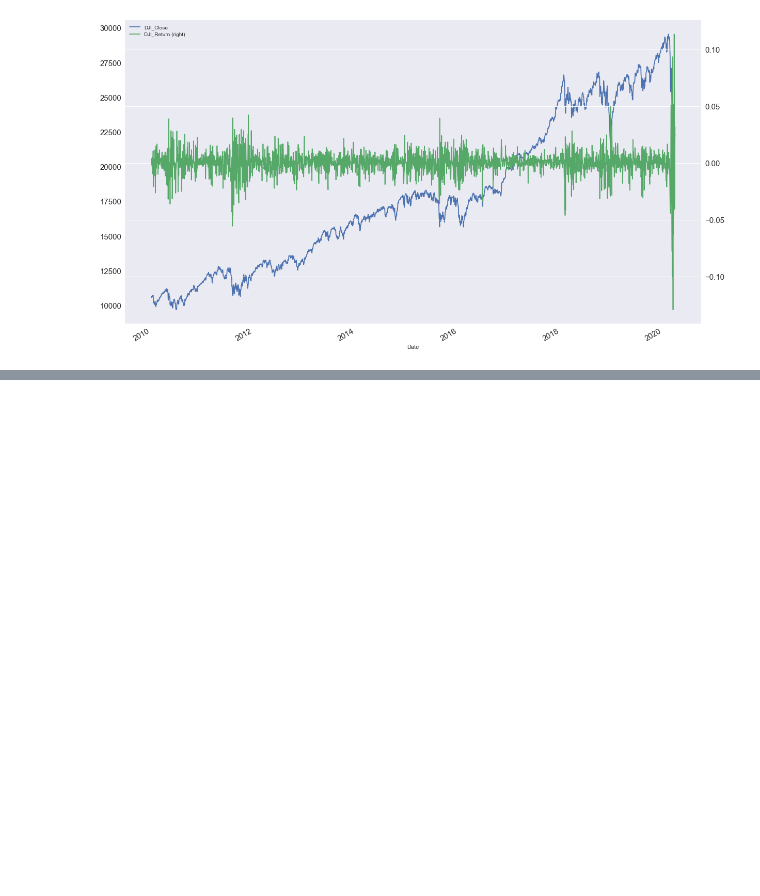
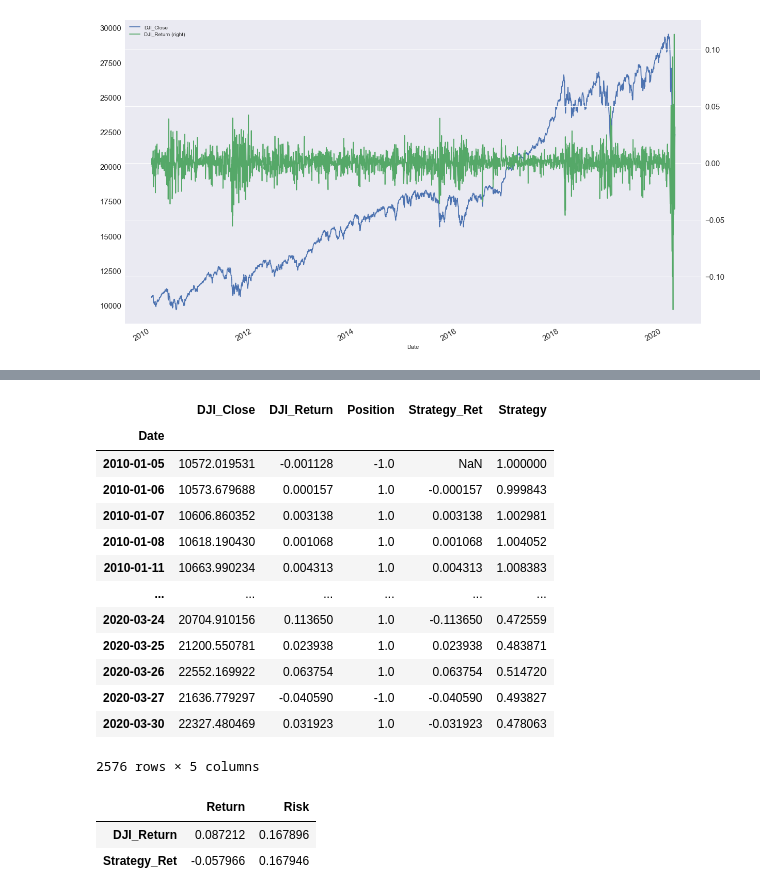
Before and after one commit to cmj123/backtesting_investment_strategies, a Jupyter notebook: project_10_backtesting.ipynb, the cells around one changed output, grey strips where cells are left out. Cells and saved outputs as stored; diff of their text form; code cells hidden in the pictures; blank space fills up the shorter version.

```diff
--- a/project_10_backtesting.ipynb
+++ b/project_10_backtesting.ipynb
@@ -157,0 +262,17 @@ df.plot(figsize=(20,12),  secondary_y="DJI_Return",  mark_right = True,fontsize=
+# %%
+df
+# %% [output]
+|  | DJI_Close | DJI_Return | Position | Strategy_Ret | Strategy |
+| Date |  |  |  |  |  |
+| 2010-01-05 | 10572.019531 | -0.001128 | -1.0 | NaN | 1.000000 |
+| 2010-01-06 | 10573.679688 | 0.000157 | 1.0 | -0.000157 | 0.999843 |
+| 2010-01-07 | 10606.860352 | 0.003138 | 1.0 | 0.003138 | 1.002981 |
+| 2010-01-08 | 10618.190430 | 0.001068 | 1.0 | 0.001068 | 1.004052 |
+| 2010-01-11 | 10663.990234 | 0.004313 | 1.0 | 0.004313 | 1.008383 |
+| ... | ... | ... | ... | ... | ... |
+| 2020-03-24 | 20704.910156 | 0.113650 | 1.0 | -0.113650 | 0.472559 |
+| 2020-03-25 | 21200.550781 | 0.023938 | 1.0 | 0.023938 | 0.483871 |
+| 2020-03-26 | 22552.169922 | 0.063754 | 1.0 | 0.063754 | 0.514720 |
+| 2020-03-27 | 21636.779297 | -0.040590 | -1.0 | -0.040590 | 0.493827 |
+| 2020-03-30 | 22327.480469 | 0.031923 | 1.0 | -0.031923 | 0.478063 |
+2576 rows × 5 columns
@@ -157,0 +286,6 @@ df.plot(figsize=(20,12),  secondary_y="DJI_Return",  mark_right = True,fontsize=
+# %%
+summary_ann(df[["DJI_Return", "Strategy_Ret"]])
+# %% [output]
+|  | Return | Risk |
+| DJI_Return | 0.087212 | 0.167896 |
+| Strategy_Ret | -0.057966 | 0.167946 |
```
Also changed, not shown: parts of 11 cells of this notebook.
